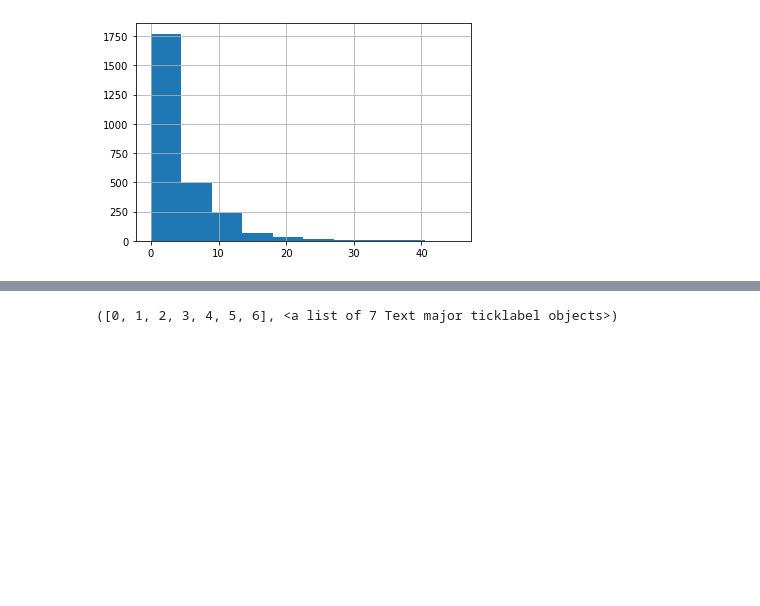
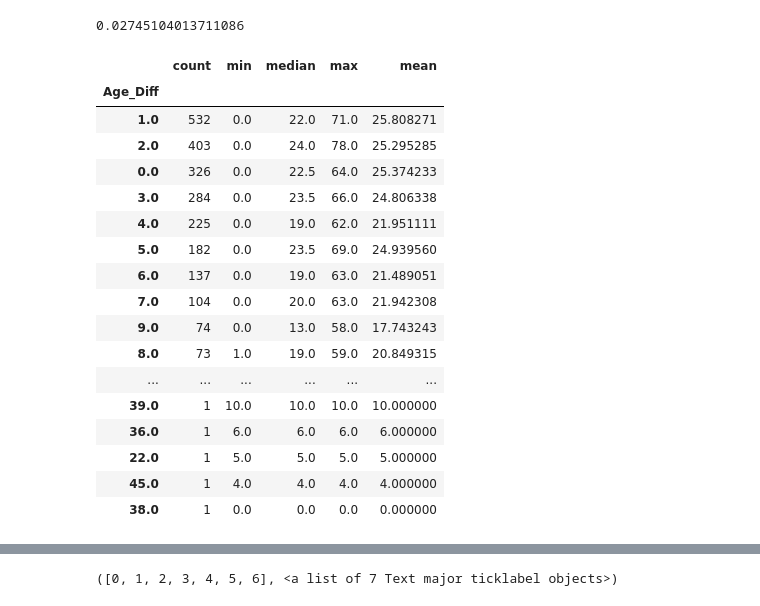
Before and after one commit to grantrzchan/Date_Marriage_HCMST_2017, a Jupyter notebook: Exploratory_Data_Analysis.ipynb, the cells around one changed output, grey strips where cells are left out. Cells and saved outputs as stored; diff of their text form; code cells hidden in the pictures; blank space fills up the shorter version.

```diff
--- a/Exploratory_Data_Analysis.ipynb
+++ b/Exploratory_Data_Analysis.ipynb
@@ -56,5 +120,31 @@ plt.show()
-# %%
-data.Age_Diff.hist()
-plt.show()
-# %% [output]
-[figure, removed]
+# %%
+from sklearn.linear_model import ElasticNet
+X = data['Age_Diff'].to_numpy().reshape(-1,1)
+y = data['Years_Together'].to_numpy().reshape(-1,1)
+# data['Age_Diff'].unique()
+reg = ElasticNet().fit(X, y)
+reg.score(X,y)
+# %% [output]
+0.02745104013711086
+# %%
+data.groupby('Age_Diff').Years_Together.agg([
+    'count','min','median','max','mean']).sort_values(by=['count', 'mean'], ascending=False)
+# %% [output]
+|  | count | min | median | max | mean |
+| Age_Diff |  |  |  |  |  |
+| 1.0 | 532 | 0.0 | 22.0 | 71.0 | 25.808271 |
+| 2.0 | 403 | 0.0 | 24.0 | 78.0 | 25.295285 |
+| 0.0 | 326 | 0.0 | 22.5 | 64.0 | 25.374233 |
+| 3.0 | 284 | 0.0 | 23.5 | 66.0 | 24.806338 |
+| 4.0 | 225 | 0.0 | 19.0 | 62.0 | 21.951111 |
+| 5.0 | 182 | 0.0 | 23.5 | 69.0 | 24.939560 |
+| 6.0 | 137 | 0.0 | 19.0 | 63.0 | 21.489051 |
+| 7.0 | 104 | 0.0 | 20.0 | 63.0 | 21.942308 |
+| 9.0 | 74 | 0.0 | 13.0 | 58.0 | 17.743243 |
+| 8.0 | 73 | 1.0 | 19.0 | 59.0 | 20.849315 |
+| ... | ... | ... | ... | ... | ... |
+| 39.0 | 1 | 10.0 | 10.0 | 10.0 | 10.000000 |
+| 36.0 | 1 | 6.0 | 6.0 | 6.0 | 6.000000 |
+| 22.0 | 1 | 5.0 | 5.0 | 5.0 | 5.000000 |
+| 45.0 | 1 | 4.0 | 4.0 | 4.0 | 4.000000 |
+| 38.0 | 1 | 0.0 | 0.0 | 0.0 | 0.000000 |
```
Also changed, not shown: parts of 10 cells of this notebook, 1 other file.
